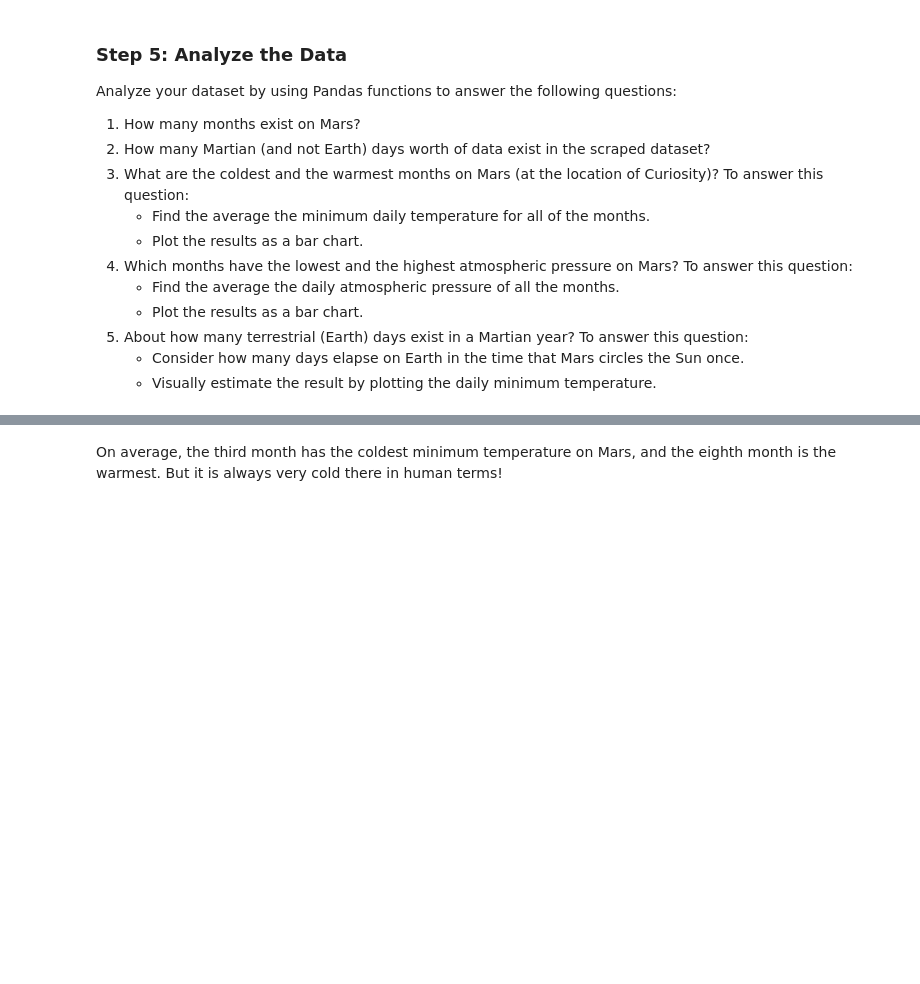
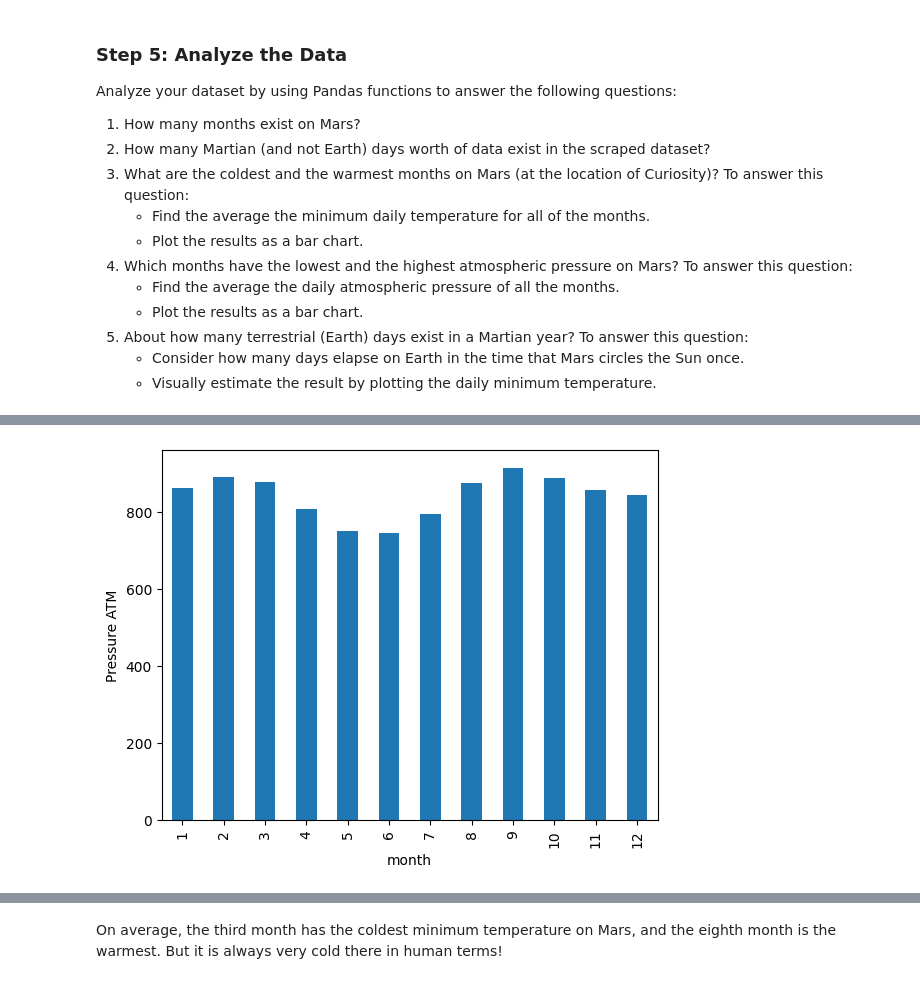
Before and after one commit to triciaosi/HTML-Challenge, a Jupyter notebook: HTML-challenge/part_2_mars_weather.ipynb, the cells around one changed output, grey strips where cells are left out. Saved outputs shown, nothing was run; the diff lists cells and outputs as text; code cells hidden in the pictures; blank space fills up the shorter version.

```diff
--- a/HTML-challenge/part_2_mars_weather.ipynb
+++ b/HTML-challenge/part_2_mars_weather.ipynb
@@ -193,2 +218,4 @@ avg_temp
 # %%
 # 4. Average pressure by Martian month
+pressure_by_month = df.groupby('month')['pressure'].mean()
+print(pressure_by_month)
@@ -195,2 +237,7 @@ avg_temp
 # %%
 # Plot the average pressure by month
+pressure_by_month.plot(kind='bar')
+plt.ylabel('Pressure ATM')
+plt.show()
+# %% [output]
+[figure, added]
```
Also changed, not shown: parts of 11 cells of this notebook, 2 other files.
